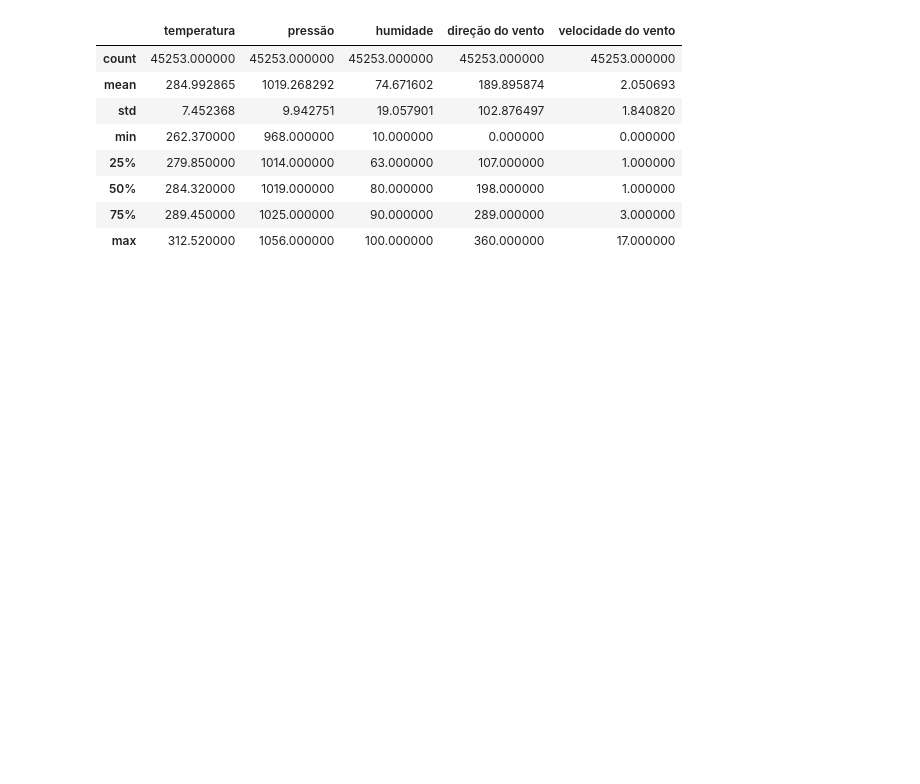
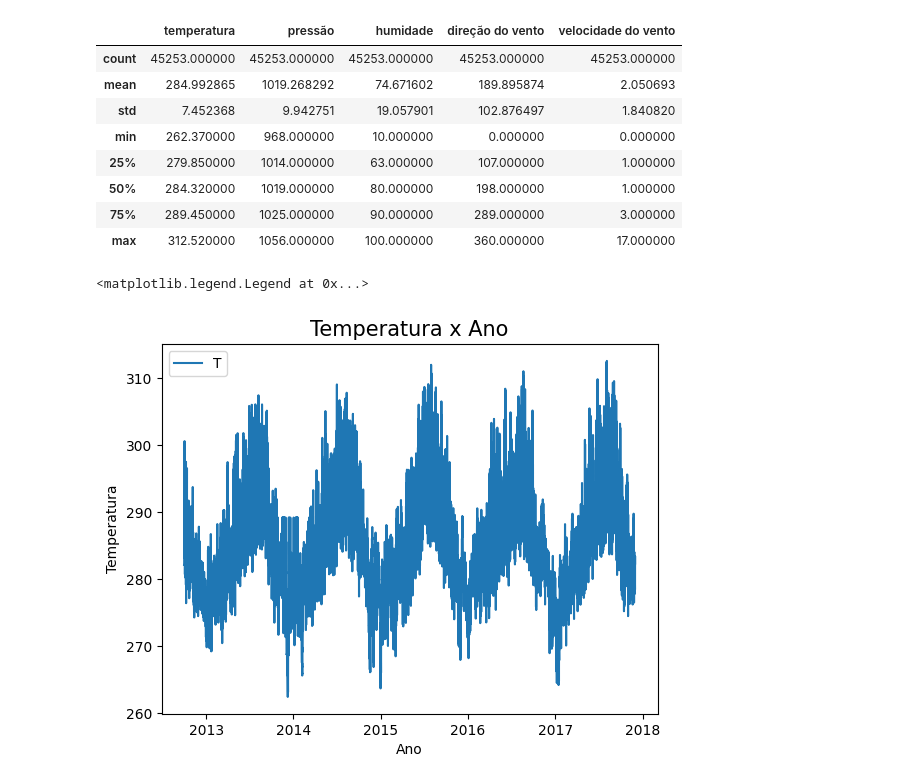
Before and after one commit to LuizEduardoBS/IABD_Inteligencia_Artificial_E_Big_Data, a Jupyter notebook: Aula_3/codigo_analise_matplotlib.ipynb, the cells around one changed output. Cells and saved outputs as stored; diff of their text form; code cells hidden in the pictures; blank space fills up the shorter version.

Commit message:
Adicionei novos graficos

```diff
--- a/Aula_3/codigo_analise_matplotlib.ipynb
+++ b/Aula_3/codigo_analise_matplotlib.ipynb
@@ -51,3 +52,15 @@ df.describe()
 | 50% | 284.320000 | 1019.000000 | 80.000000 | 198.000000 | 1.000000 |
 | 75% | 289.450000 | 1025.000000 | 90.000000 | 289.000000 | 3.000000 |
 | max | 312.520000 | 1056.000000 | 100.000000 | 360.000000 | 17.000000 |
+# %%
+df['data']=pd.to_datetime(df['data']) # Converte a coluna data em um objeto datetime (Não transformar fará o computador ficar lento no processamento)
+plt.plot(df['data'],df['temperatura'])
+
+plt.title('Temperatura x Ano', fontsize=15)
+plt.xlabel('Ano')
+plt.ylabel('Temperatura')
+plt.legend('Temperatura',loc='upper left') # Coloca a legenda no grafico no alto, lado esquerdo
+#plt.legend('Temperatura',loc='upper right') # Coloca a legenda no grafico no alto, lado esquerdo
+# %% [output]
+<matplotlib.legend.Legend at 0x...>
+[figure, added]
```
Also changed, not shown: parts of 5 cells of this notebook.
